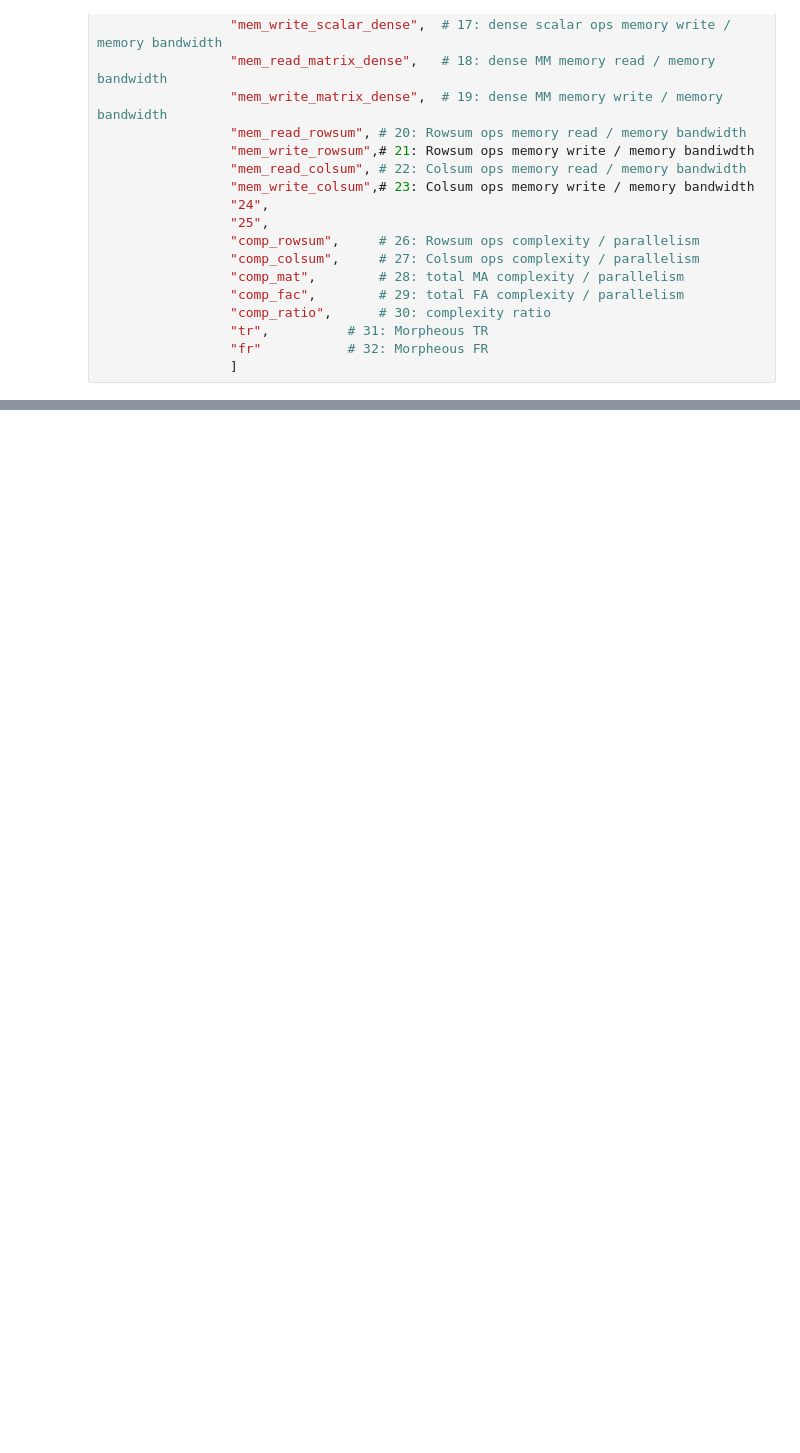
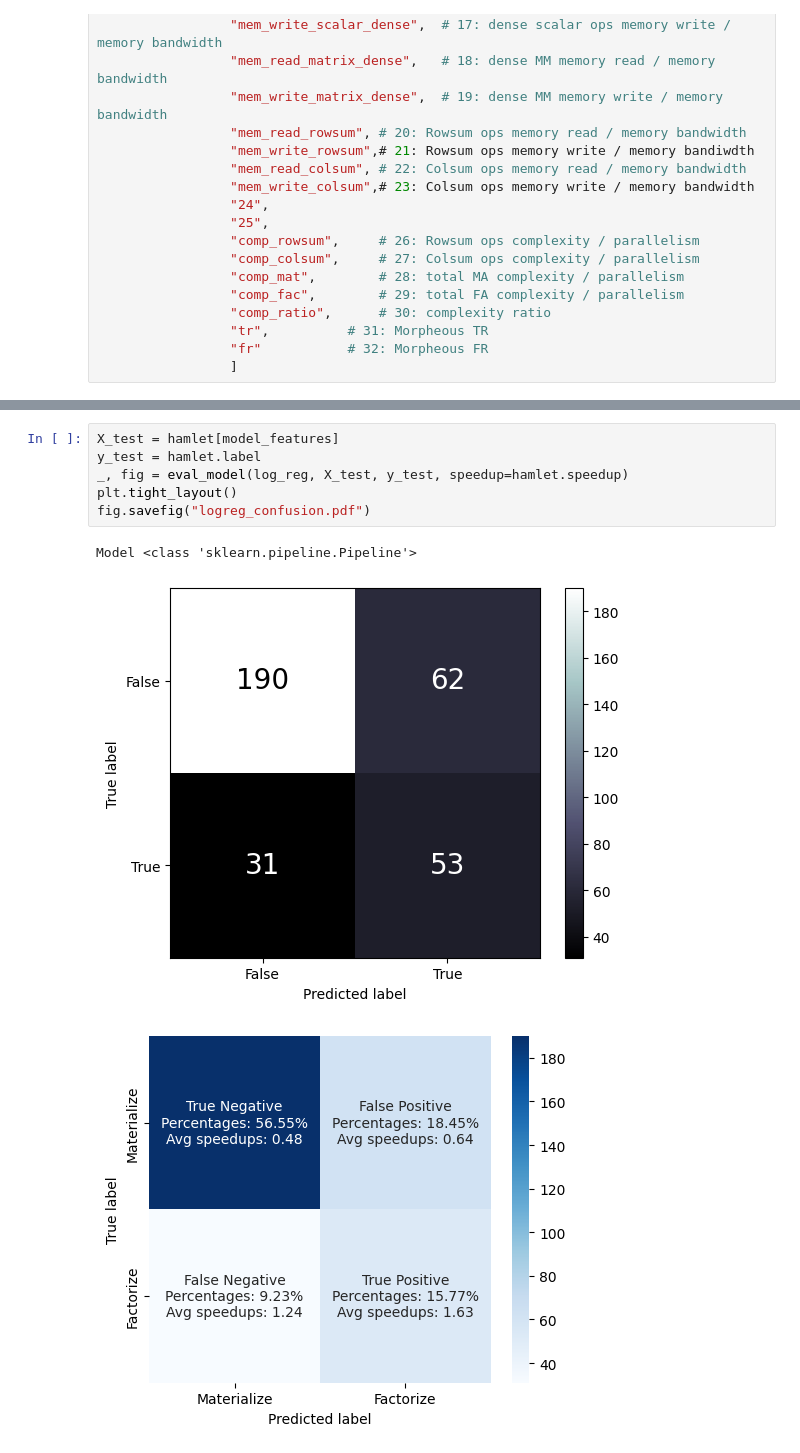
Before and after one commit to ptemarvelde/amalur-experiments, a Jupyter notebook: results/sigmod24/proposal.ipynb, the cells around one changed output, grey strips where cells are left out. Drawn from its saved outputs; the diff is of its cells as text; blank space fills up the shorter version.

```diff
--- a/results/sigmod24/proposal.ipynb
+++ b/results/sigmod24/proposal.ipynb
@@ -190,0 +290,10 @@ Score: 0.9136904761904762
+# %%
+X_test = hamlet[model_features]
+y_test = hamlet.label
+_, fig = eval_model(log_reg, X_test, y_test, speedup=hamlet.speedup)
+plt.tight_layout()
+fig.savefig("logreg_confusion.pdf")
+# %% [output]
+Model <class 'sklearn.pipeline.Pipeline'>
+[figure, added]
+[figure, added]
```
Also changed, not shown: parts of 22 cells of this notebook, 7 other files.
